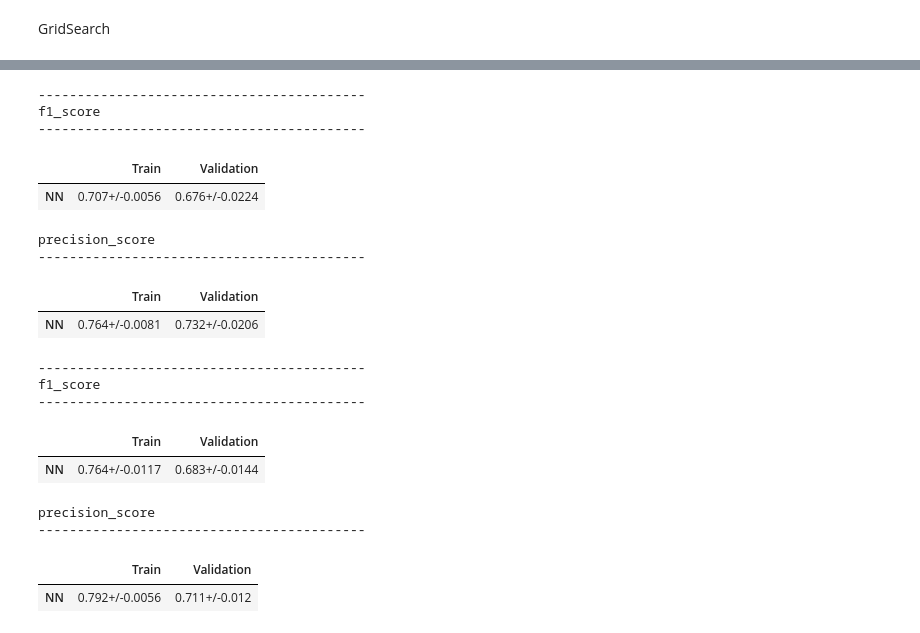
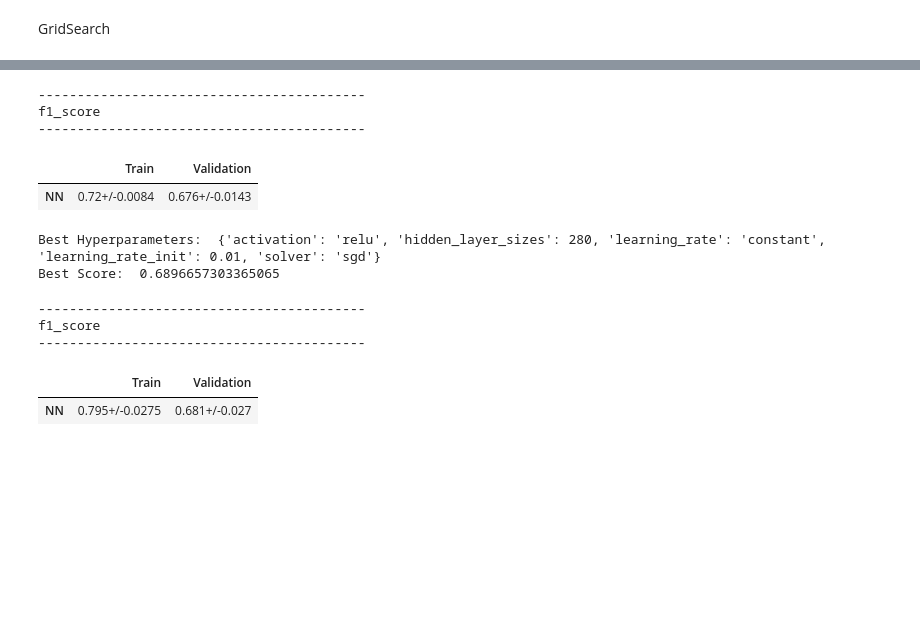
Before and after one commit to dalmeida64/NOVAIMS_EDSB25_30, a Jupyter notebook: src/03_Models/0304_Neural_Networks.ipynb, the cells around one changed output, grey strips where cells are left out. Drawn from its saved outputs; the diff is of its cells as text; code cells hidden in the pictures; blank space fills up the shorter version.

```diff
--- a/src/03_Models/0304_Neural_Networks.ipynb
+++ b/src/03_Models/0304_Neural_Networks.ipynb
@@ -286,5 +326,5 @@ Best Score:  0.9598479916289675
 final_model_nn = MLPClassifier(activation = 'relu',
                                hidden_layer_sizes = (280),
                                learning_rate = 'constant',
-                               learning_rate_init = 0.01,
+                               learning_rate_init = 0.015,
                                solver = 'sgd', max_iter = 2000, random_state = 99)
@@ -310,19 +331,12 @@ precision_score
 # %%
 df_all = pd.DataFrame(columns = ['Train','Validation'], index = ['NN'])
 print('------------------------------------------')
 print('f1_score')
 print('------------------------------------------')
 display(show_results(df_all, df_2,f1_score, final_model_nn))
-print('precision_score')
-print('------------------------------------------')
-display(show_results(df_all, df_2,precision_score, final_model_nn))
 # %% [output]
 ------------------------------------------
 f1_score
 ------------------------------------------
 |  | Train | Validation |
-| NN | 0.707+/-0.0056 | 0.676+/-0.0224 |
+| NN | 0.72+/-0.0084 | 0.676+/-0.0143 |
-precision_score
-------------------------------------------
-|  | Train | Validation |
-| NN | 0.764+/-0.0081 | 0.732+/-0.0206 |
@@ -328,0 +353,9 @@ precision_score
+# %%
+grid_search.fit(X_data, y_data)
+
+# Print the best hyperparameters and corresponding score
+print("Best Hyperparameters: ", grid_search.best_params_)
+print("Best Score: ", grid_search.best_score_)
+# %% [output]
+Best Hyperparameters:  {'activation': 'relu', 'hidden_layer_sizes': 280, 'learning_rate': 'constant', 'learning_rate_init': 0.01, 'solver': 'sgd'}
+Best Score:  0.6896657303365065
@@ -332,16 +371,9 @@ print('------------------------------------------')
 print('f1_score')
 print('------------------------------------------')
 display(show_results(df_all, df_3,f1_score, final_model_nn))
-print('precision_score')
-print('------------------------------------------')
-display(show_results(df_all, df_3,precision_score, final_model_nn))
 # %% [output]
 ------------------------------------------
 f1_score
 ------------------------------------------
 |  | Train | Validation |
-| NN | 0.764+/-0.0117 | 0.683+/-0.0144 |
+| NN | 0.795+/-0.0275 | 0.681+/-0.027 |
-precision_score
-------------------------------------------
-|  | Train | Validation |
-| NN | 0.792+/-0.0056 | 0.711+/-0.012 |
```
Also changed, not shown: parts of 15 cells of this notebook.
